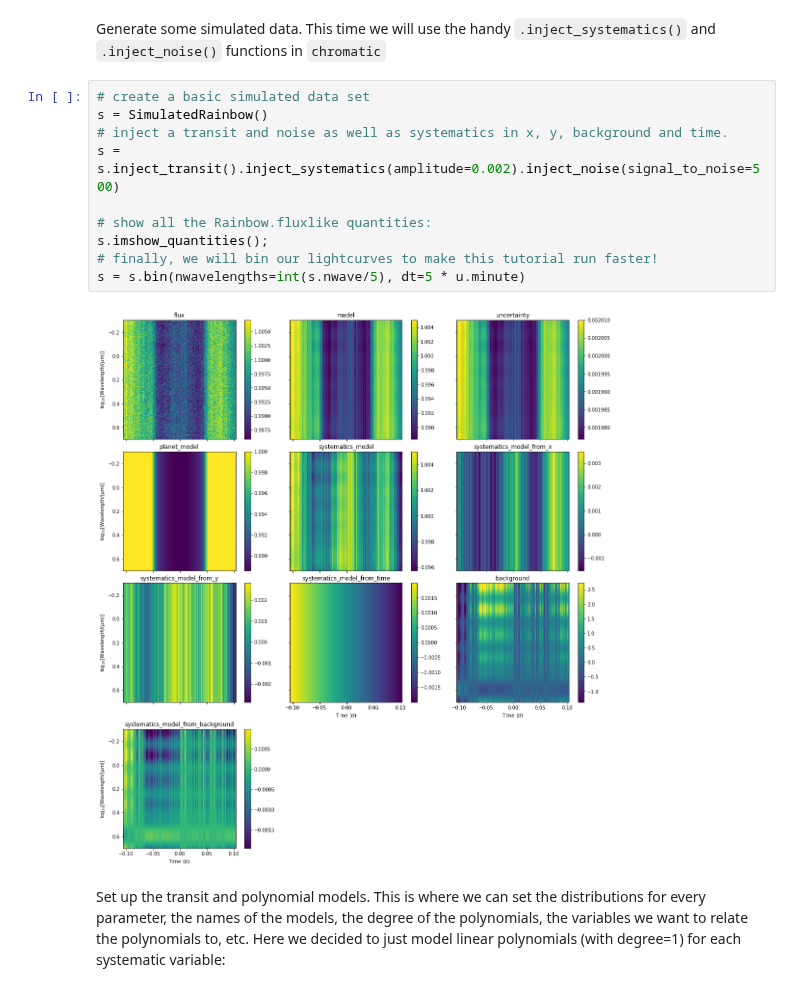
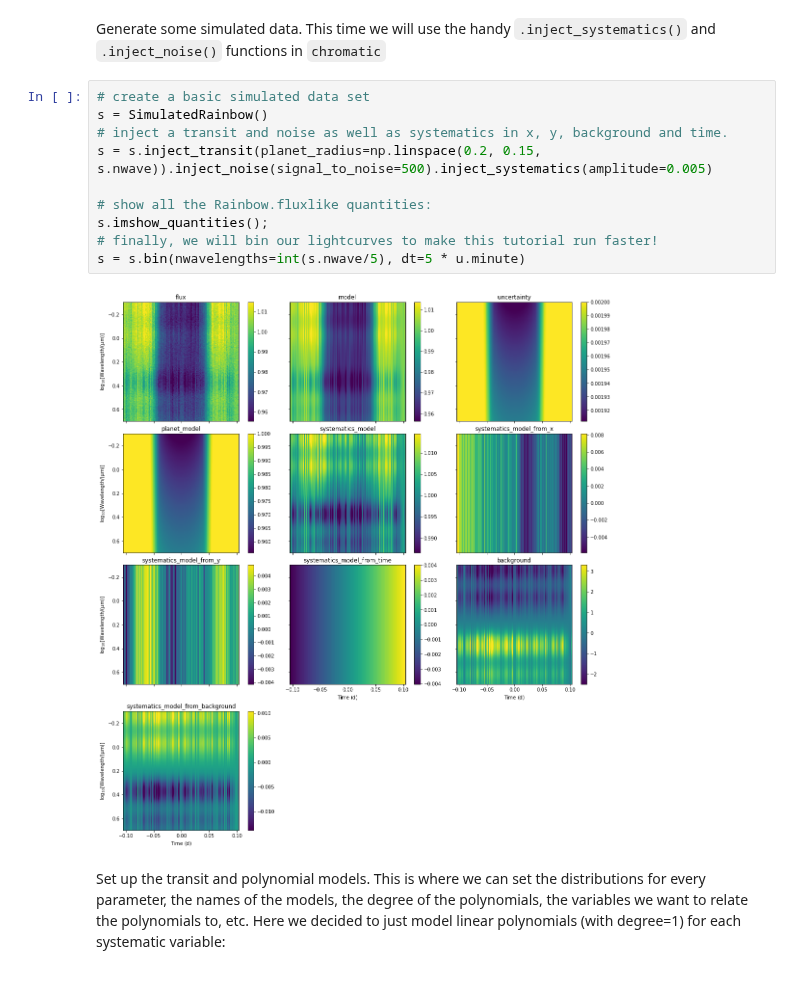
Before and after one commit to catrionamurray/chromatic_fitting, a Jupyter notebook: docs/tutorial_for_combining_models.ipynb, the cells around one changed output. Cells and saved outputs as stored; diff of their text form.

```diff
--- a/docs/tutorial_for_combining_models.ipynb
+++ b/docs/tutorial_for_combining_models.ipynb
@@ -28,15 +31,15 @@ Generate some simulated data. This time we will use the handy `.inject_systemati
 # %%
 # create a basic simulated data set
 s = SimulatedRainbow()
 # inject a transit and noise as well as systematics in x, y, background and time.
-s = s.inject_transit().inject_systematics(amplitude=0.002).inject_noise(signal_to_noise=500)
+s = s.inject_transit(planet_radius=np.linspace(0.2, 0.15, s.nwave)).inject_noise(signal_to_noise=500).inject_systematics(amplitude=0.005)
 
 # show all the Rainbow.fluxlike quantities:
 s.imshow_quantities();
 # finally, we will bin our lightcurves to make this tutorial run faster!
 s = s.bin(nwavelengths=int(s.nwave/5), dt=5 * u.minute)
 # %% [output]
-[figure, old version]
+[figure, new version]
 # %% [markdown]
 Set up the transit and polynomial models. This is where we can set the distributions for every parameter, the names of the models, the degree of the polynomials, the variables we want to relate the polynomials to, etc. Here we decided to just model linear polynomials (with degree=1) for each systematic variable:
 # %%
```
Also changed, not shown: parts of 40 cells of this notebook, 32 other files.
